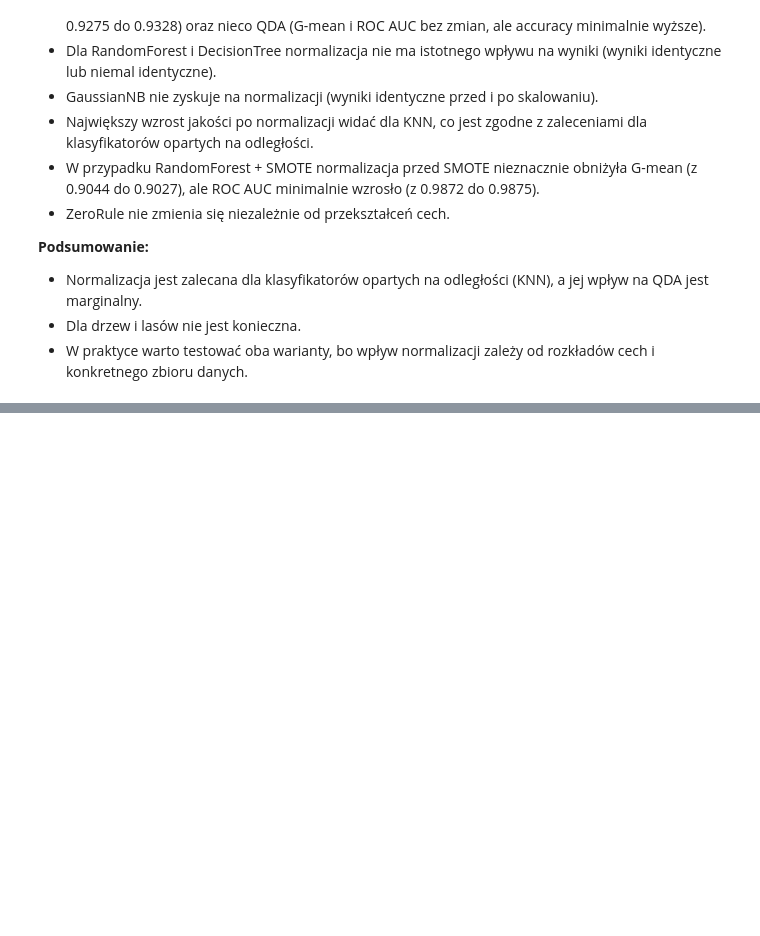
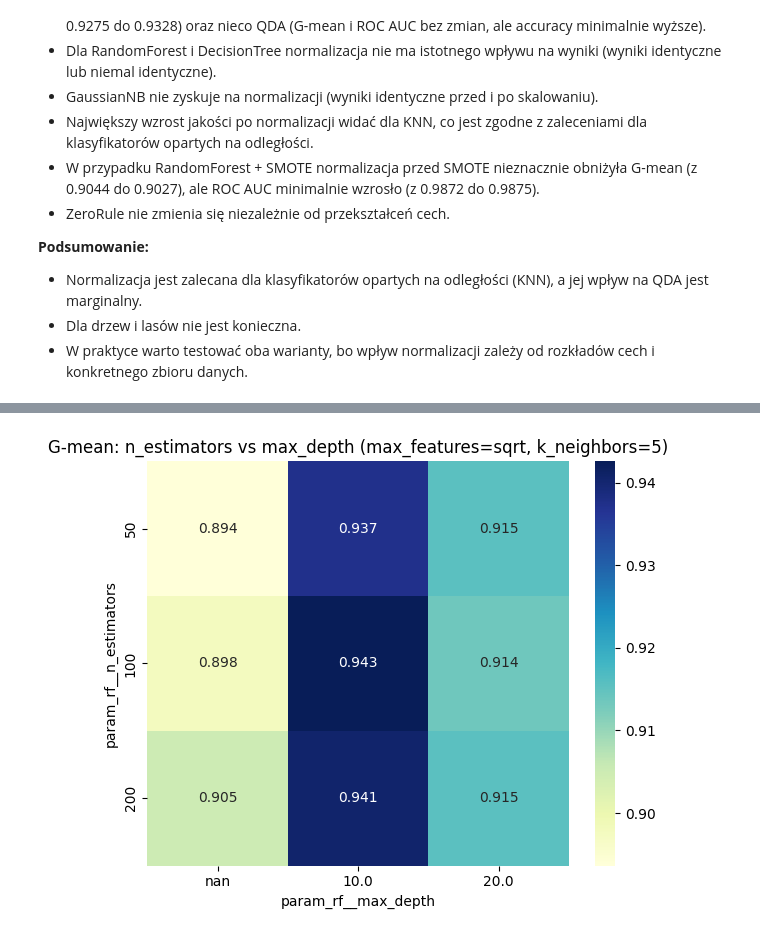
Before and after one commit to BartekAndree/2025_sus, a Jupyter notebook: 08/project.ipynb, the cells around one changed output, grey strips where cells are left out. Drawn from its saved outputs; the diff is of its cells as text; code cells hidden in the pictures; blank space fills up the shorter version.

```diff
--- a/08/project.ipynb
+++ b/08/project.ipynb
@@ -483,0 +502,84 @@ display(summary)
+# %%
+from imblearn.pipeline import Pipeline as ImbPipeline
+from imblearn.over_sampling import SMOTE
+from sklearn.ensemble import RandomForestClassifier
+from sklearn.model_selection import GridSearchCV, StratifiedKFold
+from imblearn.metrics import geometric_mean_score
+import matplotlib.pyplot as plt
+import numpy as np
+import pandas as pd
+
+# Dane
+X = data.drop(columns=['class'])
+y = data['class']
+
+# Pipeline: SMOTE + RandomForest
+pipe = ImbPipeline([
+    ('smote', SMOTE(random_state=0)),
+    ('rf', RandomForestClassifier(class_weight='balanced', random_state=0))
+])
+
+# Siatka parametrów
+param_grid = {
+    'smote__k_neighbors': [3, 5, 7],
+    'rf__n_estimators': [50, 100, 200],
+    'rf__max_depth': [None, 10, 20],
+    'rf__max_features': ['sqrt', 'log2']
+}
+
+# GridSearchCV
+cv = StratifiedKFold(n_splits=5, shuffle=True, random_state=0)
+gscv = GridSearchCV(pipe, param_grid, scoring=make_scorer(geometric_mean_score),
+                    cv=cv, n_jobs=-1, verbose=1, return_train_score=False)
+gscv.fit(X, y)
+
+print(f'Najlepszy wynik G-mean: {gscv.best_score_:.4f}')
+print('Najlepsze parametry:')
+print(gscv.best_params_)
+
+# Wyniki do heatmap: wyciągnięcie wyników
+results = pd.DataFrame(gscv.cv_results_)
+
+# Heatmapa: n_estimators vs max_depth (dla domyślnych max_features i k_neighbors)
+def plot_heatmap(param1, param2, fixed_params, title):
+    subset = results.copy()
+    for k, v in fixed_params.items():
+        subset = subset[subset[f'param_{k}'] == v]
+    if subset.empty:
+        print(f"Brak danych do heatmapy dla: {fixed_params}")
+        return
+    pivot = subset.pivot(index=f'param_{param1}', columns=f'param_{param2}', values='mean_test_score')
+    if pivot.empty:
+        print(f"Brak danych do heatmapy (pivot) dla: {fixed_params}")
+        return
+    plt.figure(figsize=(6,5))
+    sns.heatmap(pivot, annot=True, fmt='.3f', cmap='YlGnBu')
+    plt.title(title)
+    plt.tight_layout()
+    plt.show()
+
+import seaborn as sns
+# Heatmapa 1: n_estimators vs max_depth (dla max_features='sqrt', k_neighbors=5)
+plot_heatmap('rf__n_estimators', 'rf__max_depth',
+             {'rf__max_features': 'sqrt', 'smote__k_neighbors': 5},
+             'G-mean: n_estimators vs max_depth (max_features=sqrt, k_neighbors=5)')
+
+# Heatmapa 2: max_features vs k_neighbors (dla n_estimators=100, max_depth=None)
+plot_heatmap('rf__max_features', 'smote__k_neighbors',
+             {'rf__n_estimators': 100, 'rf__max_depth': None},
+             'G-mean: max_features vs k_neighbors (n_estimators=100, max_depth=None)')
+
+# Porównanie: domyślne vs najlepsze parametry
+# Domyślne
+default_pipe = ImbPipeline([
+    ('smote', SMOTE(random_state=0)),
+    ('rf', RandomForestClassifier(class_weight='balanced', random_state=0))
+])
+def_score = np.mean(cross_validate(default_pipe, X, y, cv=cv, scoring=make_scorer(geometric_mean_score))['test_score'])
+# Najlepsze
+best_pipe = gscv.best_estimator_
+best_score = gscv.best_score_
+print(f'G-mean domyślne parametry: {def_score:.4f}')
+print(f'G-mean po strojenie: {best_score:.4f}')
+print(f'Zysk ze strojenia: {best_score-def_score:.4f}')
+# %% [output]
@@ -483,0 +590 @@ display(summary)
+[figure, added]
```
Also changed, not shown: parts of 7 cells of this notebook.
